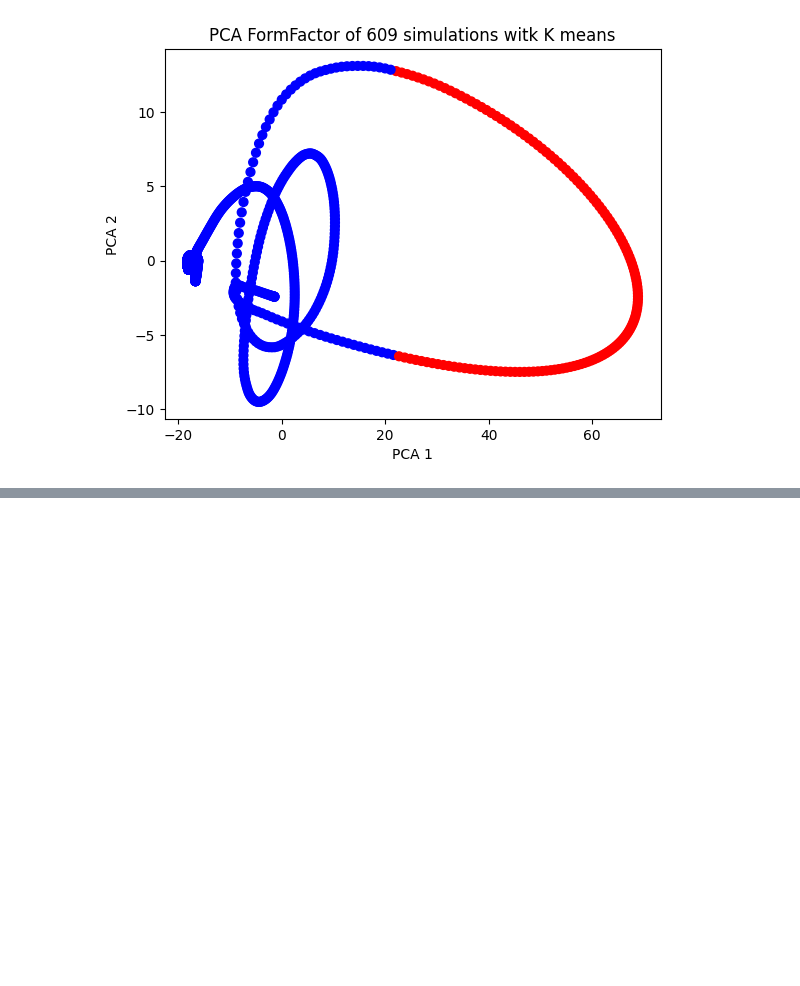
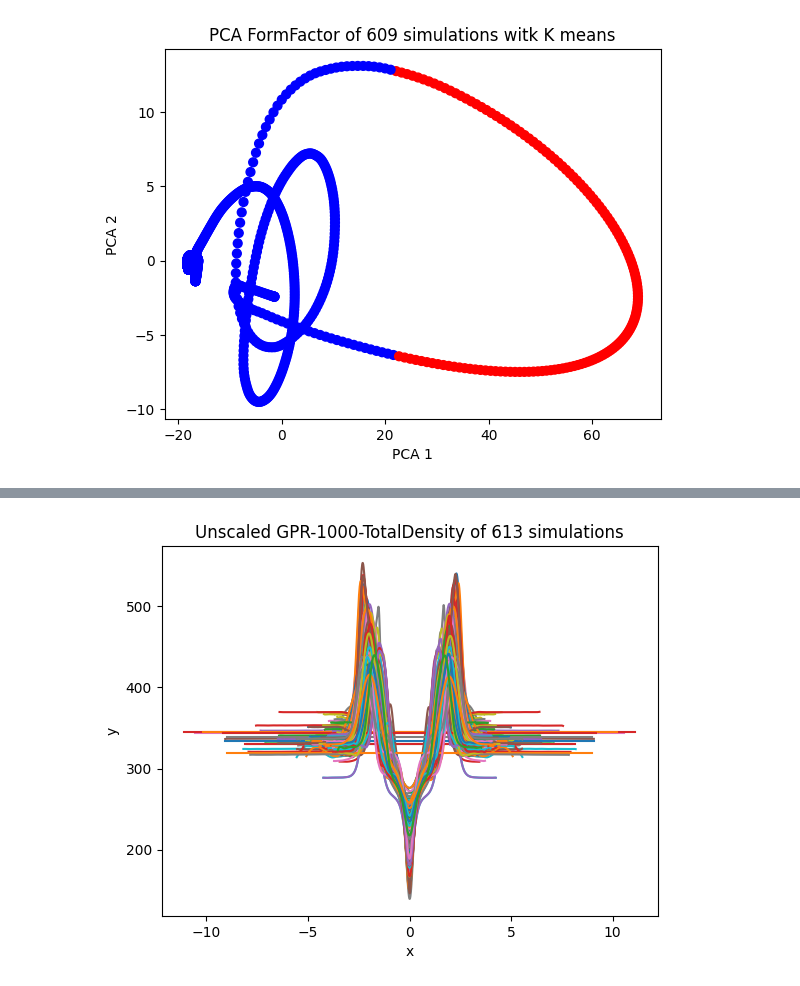
Before and after one commit to K123AsJ0k1/CellScatter, a Jupyter notebook: EDA.ipynb, the cells around one changed output, grey strips where cells are left out. Saved outputs shown, nothing was run; the diff lists cells and outputs as text; code cells hidden in the pictures; blank space fills up the shorter version.

```diff
--- a/EDA.ipynb
+++ b/EDA.ipynb
@@ -154,0 +188,22 @@ plt.show()
+# %%
+names = []
+for i in range(0,613):
+    names.append(str(i) + 'x')
+    names.append(str(i) + 'y')
+
+TD_df = pd.DataFrame(index=range(1226),columns=range(0,1000))
+TD_df.index = names
+
+for i in range(0,613):
+
+    x_value = []
+    y_value = []
+    for value in TD_x_df.loc[i]:
+        x_value.append(value)
+    for value in TD_y_df.loc[i]:
+        y_value.append(value)
+
+    TD_df.loc[str(i) + 'x'] = x_value
+    TD_df.loc[str(i) + 'y'] = y_value
+
+TD_df
@@ -154,0 +224,12 @@ plt.show()
+# %%
+#TD_df = (TD_df-TD_df.mean())/TD_df.std()
+
+for i in range(0,613):
+    plt.plot(TD_df.loc[str(i) + 'x'],TD_df.loc[str(i) + 'y'])
+
+plt.xlabel('x')
+plt.ylabel('y')
+plt.title('Unscaled GPR-1000-TotalDensity of 613 simulations')
+plt.show()
+# %% [output]
+[figure, added]
```
Also changed, not shown: parts of 6 cells of this notebook, 1 other file.
